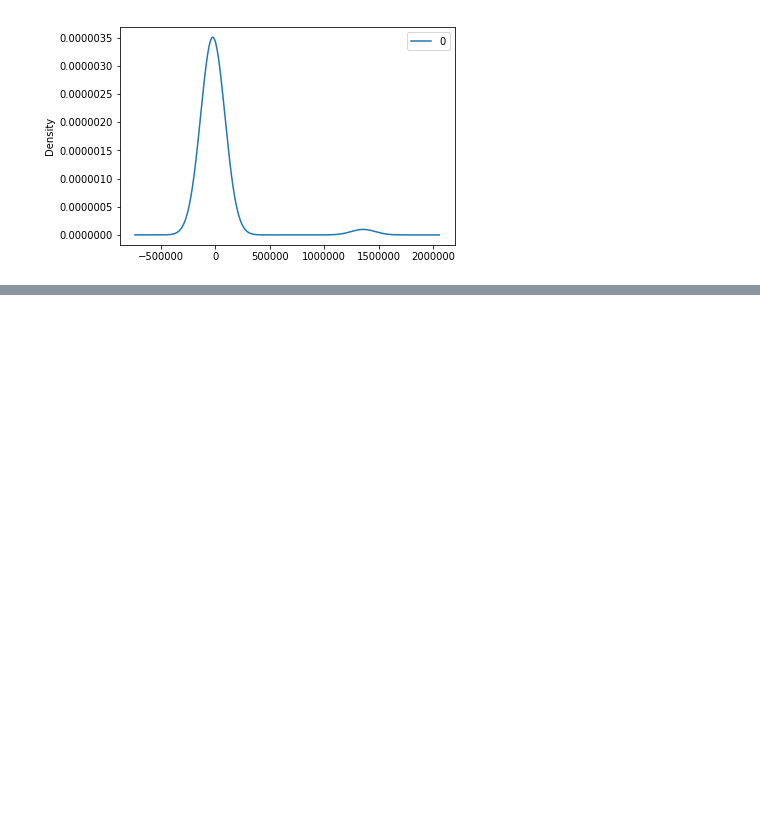
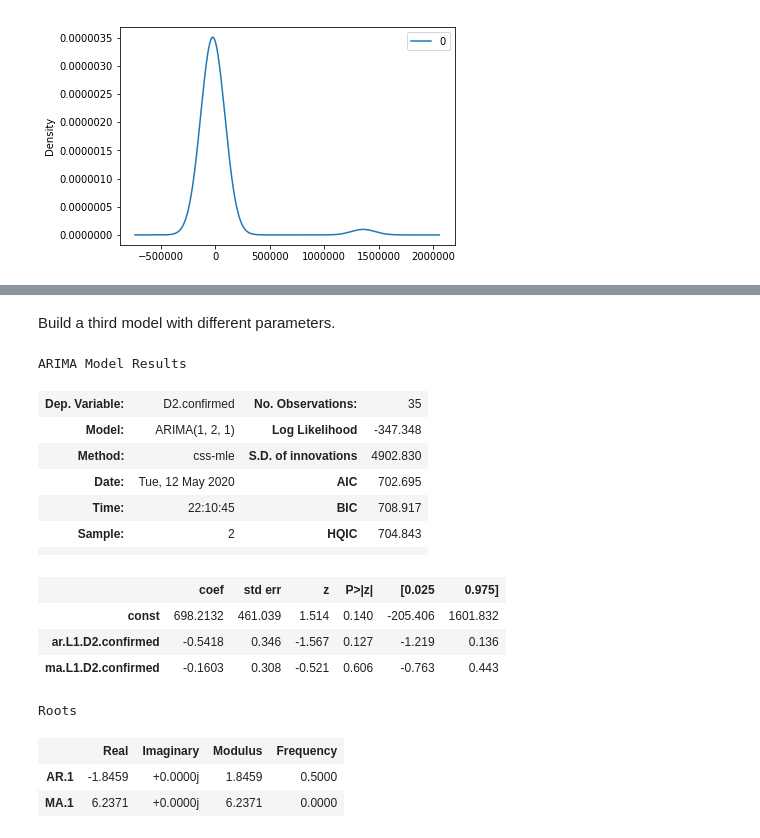
Before and after one commit to AVJdataminer/COVID19_GC, a Jupyter notebook: AnswerKeys/COVID19_GuidedCapstoneStep4andStep5_AnswerKey.ipynb, the cells around one changed output, grey strips where cells are left out. Cells and saved outputs as stored; diff of their text form; code cells hidden in the pictures; blank space fills up the shorter version.

```diff
--- a/AnswerKeys/COVID19_GuidedCapstoneStep4andStep5_AnswerKey.ipynb
+++ b/AnswerKeys/COVID19_GuidedCapstoneStep4andStep5_AnswerKey.ipynb
@@ -391,0 +413,26 @@ residuals.plot(kind='kde')
+# %% [markdown]
+Build a third model with different parameters.
+# %%
+p=1
+d=2
+q=1
+model = ARIMA(y, order=(p,d,q))
+model_fit = model.fit()
+model_fit.summary()
+# %% [output]
+ARIMA Model Results
+| Dep. Variable: | D2.confirmed | No. Observations: | 35 |
+| Model: | ARIMA(1, 2, 1) | Log Likelihood | -347.348 |
+| Method: | css-mle | S.D. of innovations | 4902.830 |
+| Date: | Tue, 12 May 2020 | AIC | 702.695 |
+| Time: | 22:10:45 | BIC | 708.917 |
+| Sample: | 2 | HQIC | 704.843 |
+|  |  |  |  |
+|  | coef | std err | z | P>|z| | [0.025 | 0.975] |
+| const | 698.2132 | 461.039 | 1.514 | 0.140 | -205.406 | 1601.832 |
+| ar.L1.D2.confirmed | -0.5418 | 0.346 | -1.567 | 0.127 | -1.219 | 0.136 |
+| ma.L1.D2.confirmed | -0.1603 | 0.308 | -0.521 | 0.606 | -0.763 | 0.443 |
+Roots
+|  | Real | Imaginary | Modulus | Frequency |
+| AR.1 | -1.8459 | +0.0000j | 1.8459 | 0.5000 |
+| MA.1 | 6.2371 | +0.0000j | 6.2371 | 0.0000 |
```
Also changed, not shown: parts of 7 cells of this notebook.
